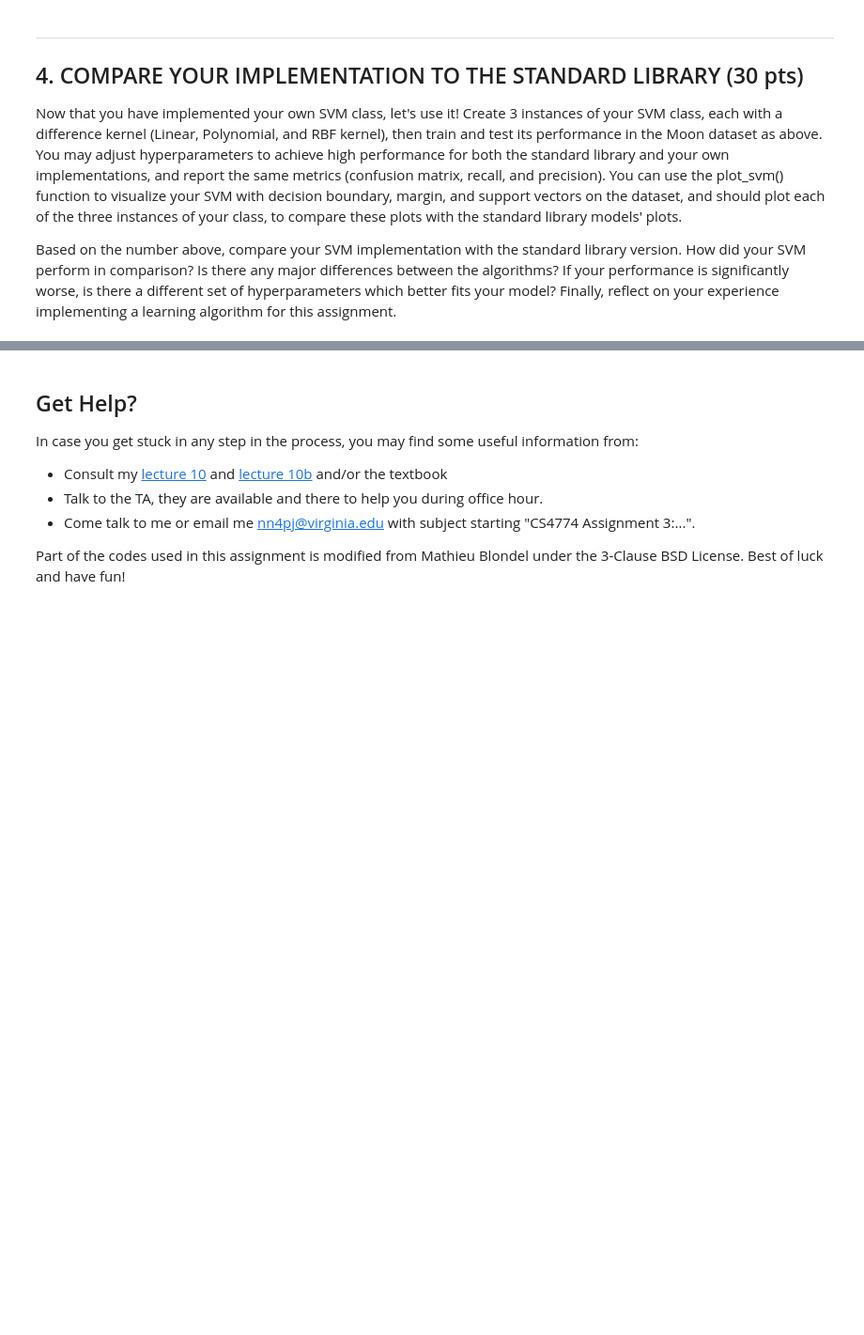
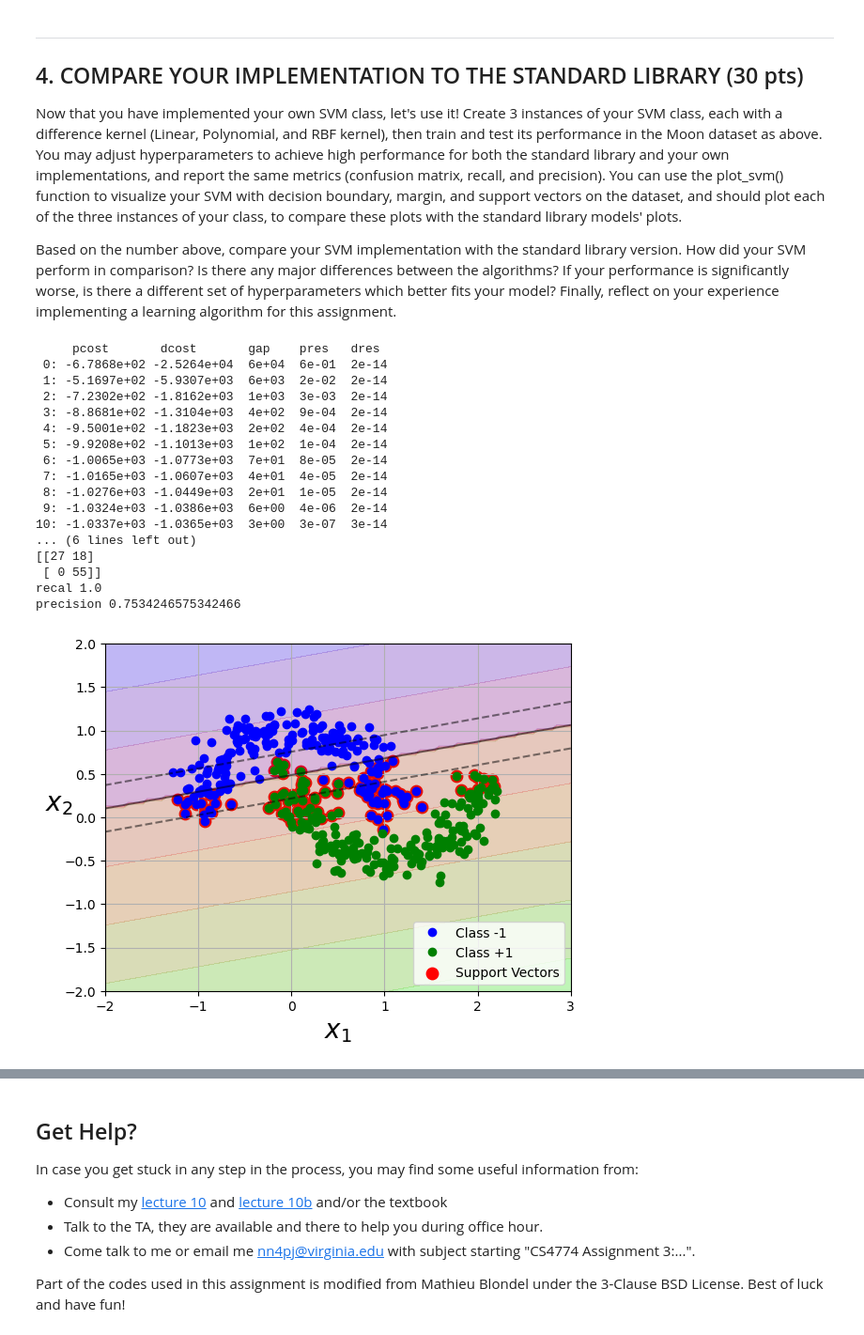
Before and after one commit to eva-butler/CS4774, a Jupyter notebook: sae9fp_assignment_3_svm.ipynb, the cells around one changed output, grey strips where cells are left out. Shown: that part at 94% size. Saved outputs shown, nothing was run; the diff lists cells and outputs as text; code cells hidden in the pictures; blank space fills up the shorter version.

```diff
--- a/sae9fp_assignment_3_svm.ipynb
+++ b/sae9fp_assignment_3_svm.ipynb
@@ -182,13 +302,18 @@ class MySVM(BaseEstimator, ClassifierMixin):
         # you should add lists to store any additional metadata related to each support vector necessary later
         # for example, if you will use the Lagrange multipliers in future calculations...
         # ...you should add an instance variable which lists the Langrage multipliers for each support vector
-        self.support_vectors_ = []
+        self.support_vectors_ = X[sv]
+
+
+        self.a_lagrange_multi = a[sv]
+        self.support_labels_ = y[sv]
 
         print("%d support vectors out of %d points" % (sum(sv), m_samples))
 
         if self.kernel == linear_kernel:
             self.w = np.zeros(n_features)
             # SUBTASK 4: Compute the Weight vector w
+            self.w = np.sum((self.a_lagrange_multi * y[sv])[:, None] * self.support_vectors_, axis=0)
         else:
             # No need to compute for w in non-linear case
             # Instead, we will use alpha (a) directly to predict the labels
@@ -198,7 +323,7 @@ class MySVM(BaseEstimator, ClassifierMixin):
         # b can be computed based on any arbitrary support vector
         # it is recommended that you use self.support_vectors_[0], since this will always exist
         # b should NOT be in terms of w, since w only exists in the linear case
-        self.b = 0
+        self.b = y[sv][0] - np.sum(self.a_lagrange_multi * y[sv] * np.array([self.kernel(self.support_vectors_[i], self.support_vectors_[0]) for i in range(len(self.a_lagrange_multi))]))
 
 
     def decision_function(self, X):
@@ -210,6 +335,12 @@ class MySVM(BaseEstimator, ClassifierMixin):
             # you are predicting one label for each point in X
             # note that this X may differ from the X passed to self.fit
             y_predict = np.zeros(len(X))
+
+            for i in range(len(X)):
+
+                summation = np.sum(self.a_lagrange_multi * self.support_labels_ *np.array([self.kernel(self.support_vectors_[j], X[i]) for j in range(len(self.a_lagrange_multi))]))
+                y_predict[i] = summation + self.b
+
             return y_predict
 
     def predict(self, X):
@@ -226,0 +355,37 @@ svm = MySVM()
+# %%
+# Your code here
+
+
+#linear custom MySVM
+svm_linear = MySVM(kernel=linear_kernel, C=10)
+svm_linear.fit(X_train, y_train)
+predictions = svm_linear.predict(X_test)
+
+
+print(confusion_matrix(y_test, predictions))
+print("recal", recall_score(y_test, predictions))
+print("precision",  precision_score(y_test, predictions))
+
+plot_svm(svm_linear, X_train, y_train)
+plt.show()
+
+#For the tuning process of C, I just manually changed the parameter until it had a high recal and precision
+# %% [output]
+     pcost       dcost       gap    pres   dres
+ 0: -6.7868e+02 -2.5264e+04  6e+04  6e-01  2e-14
+ 1: -5.1697e+02 -5.9307e+03  6e+03  2e-02  2e-14
+ 2: -7.2302e+02 -1.8162e+03  1e+03  3e-03  2e-14
+ 3: -8.8681e+02 -1.3104e+03  4e+02  9e-04  2e-14
+ 4: -9.5001e+02 -1.1823e+03  2e+02  4e-04  2e-14
+ 5: -9.9208e+02 -1.1013e+03  1e+02  1e-04  2e-14
+ 6: -1.0065e+03 -1.0773e+03  7e+01  8e-05  2e-14
+ 7: -1.0165e+03 -1.0607e+03  4e+01  4e-05  2e-14
+ 8: -1.0276e+03 -1.0449e+03  2e+01  1e-05  2e-14
+ 9: -1.0324e+03 -1.0386e+03  6e+00  4e-06  2e-14
+10: -1.0337e+03 -1.0365e+03  3e+00  3e-07  3e-14
+... (6 lines left out)
+[[27 18]
+ [ 0 55]]
+recal 1.0
+precision 0.7534246575342466
+[figure, added]
```
Also changed, not shown: parts of 11 cells of this notebook.
